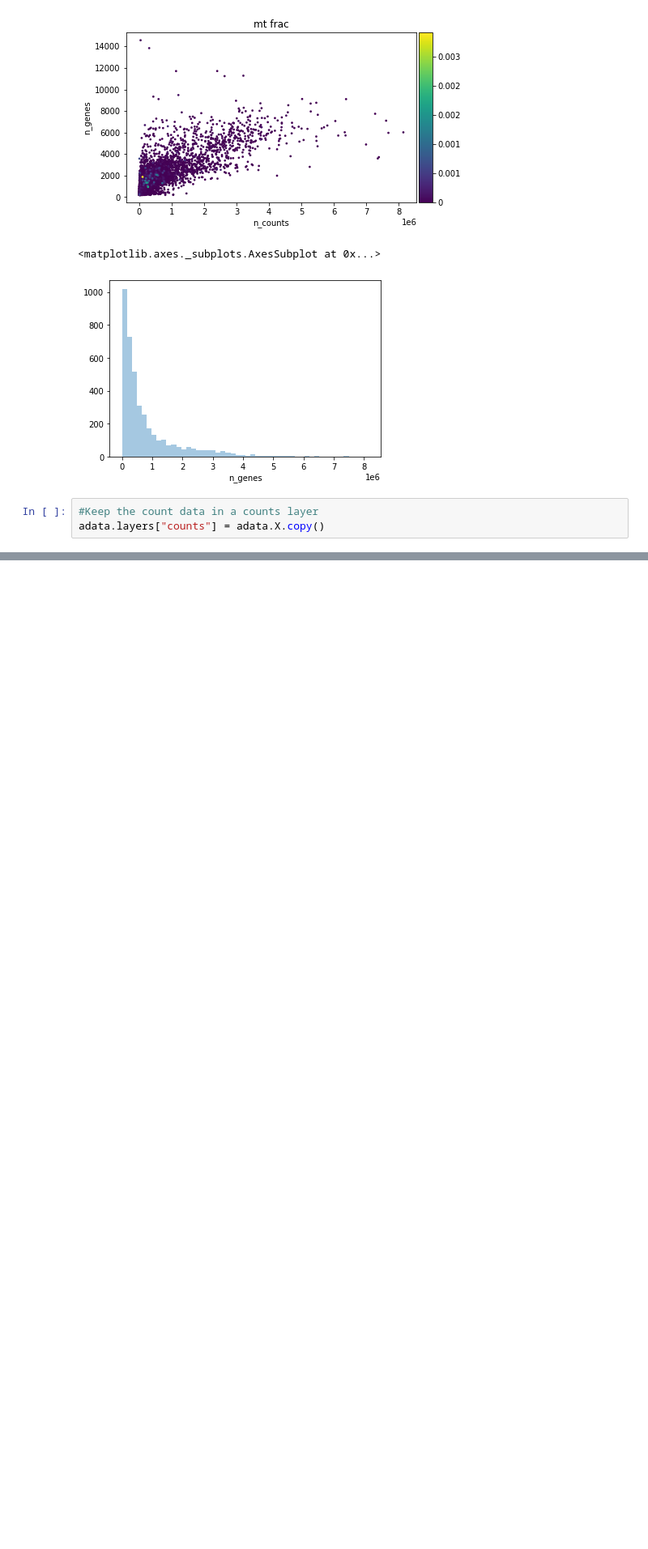
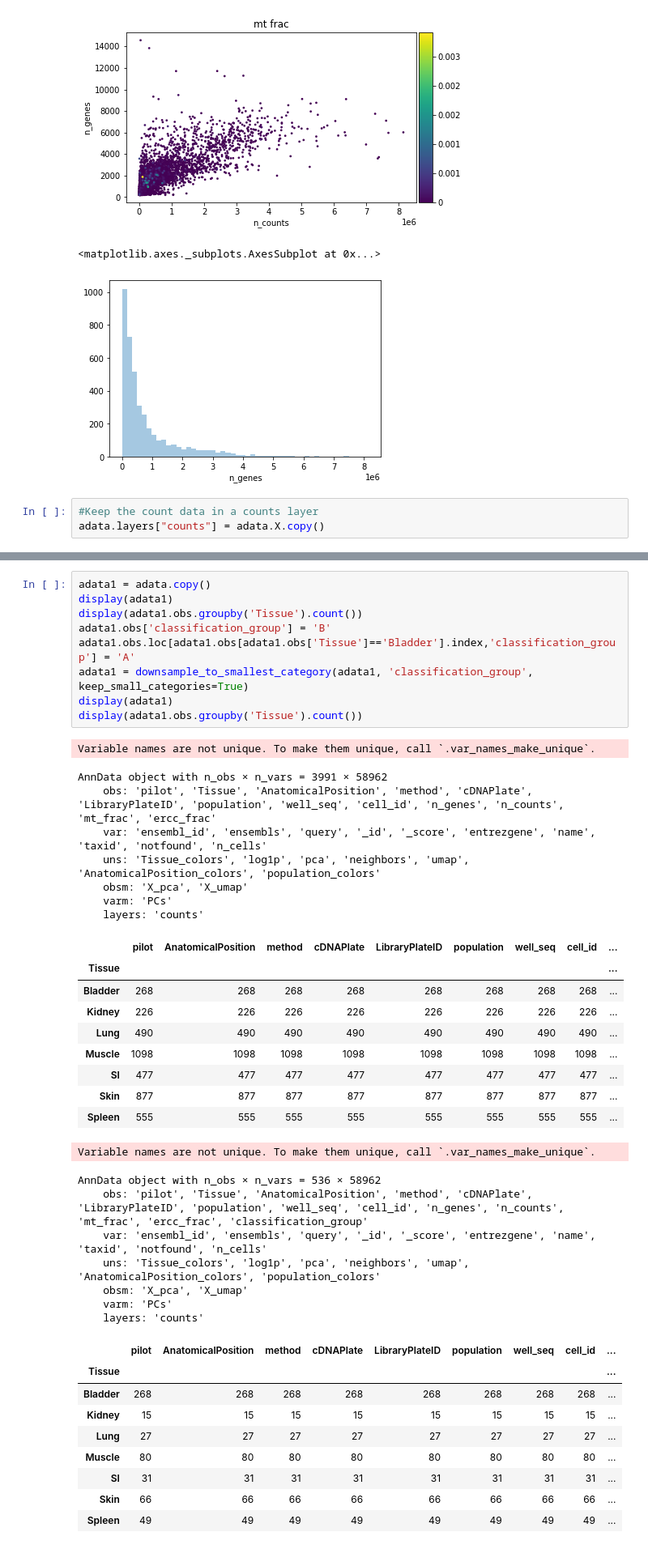
Before and after one commit to czbiohub-sf/tabula-sapiens, a Jupyter notebook: analysis-scripts/pilot2/TSP2-SS2-batch-1.ipynb, the cells around one changed output, grey strips where cells are left out. Shown at 81% size. Saved outputs shown, nothing was run; the diff lists cells and outputs as text; blank space fills up the shorter version.

```diff
--- a/analysis-scripts/pilot2/TSP2-SS2-batch-1.ipynb
+++ b/analysis-scripts/pilot2/TSP2-SS2-batch-1.ipynb
@@ -237,0 +453,44 @@ adata
+# %%
+adata1 = adata.copy()
+display(adata1)
+display(adata1.obs.groupby('Tissue').count())
+adata1.obs['classification_group'] = 'B'
+adata1.obs.loc[adata1.obs[adata1.obs['Tissue']=='Bladder'].index,'classification_group'] = 'A'
+adata1 = downsample_to_smallest_category(adata1, 'classification_group', keep_small_categories=True)
+display(adata1)
+display(adata1.obs.groupby('Tissue').count())
+# %% [output]
+Variable names are not unique. To make them unique, call `.var_names_make_unique`.
+AnnData object with n_obs × n_vars = 3991 × 58962
+    obs: 'pilot', 'Tissue', 'AnatomicalPosition', 'method', 'cDNAPlate', 'LibraryPlateID', 'population', 'well_seq', 'cell_id', 'n_genes', 'n_counts', 'mt_frac', 'ercc_frac'
+    var: 'ensembl_id', 'ensembls', 'query', '_id', '_score', 'entrezgene', 'name', 'taxid', 'notfound', 'n_cells'
+    uns: 'Tissue_colors', 'log1p', 'pca', 'neighbors', 'umap', 'AnatomicalPosition_colors', 'population_colors'
+    obsm: 'X_pca', 'X_umap'
+    varm: 'PCs'
+    layers: 'counts'
+|  | pilot | AnatomicalPosition | method | cDNAPlate | LibraryPlateID | population | well_seq | cell_id | ... |
+| Tissue |  |  |  |  |  |  |  |  | ... |
+| Bladder | 268 | 268 | 268 | 268 | 268 | 268 | 268 | 268 | ... |
+| Kidney | 226 | 226 | 226 | 226 | 226 | 226 | 226 | 226 | ... |
+| Lung | 490 | 490 | 490 | 490 | 490 | 490 | 490 | 490 | ... |
+| Muscle | 1098 | 1098 | 1098 | 1098 | 1098 | 1098 | 1098 | 1098 | ... |
+| SI | 477 | 477 | 477 | 477 | 477 | 477 | 477 | 477 | ... |
+| Skin | 877 | 877 | 877 | 877 | 877 | 877 | 877 | 877 | ... |
+| Spleen | 555 | 555 | 555 | 555 | 555 | 555 | 555 | 555 | ... |
+Variable names are not unique. To make them unique, call `.var_names_make_unique`.
+AnnData object with n_obs × n_vars = 536 × 58962
+    obs: 'pilot', 'Tissue', 'AnatomicalPosition', 'method', 'cDNAPlate', 'LibraryPlateID', 'population', 'well_seq', 'cell_id', 'n_genes', 'n_counts', 'mt_frac', 'ercc_frac', 'classification_group'
+    var: 'ensembl_id', 'ensembls', 'query', '_id', '_score', 'entrezgene', 'name', 'taxid', 'notfound', 'n_cells'
+    uns: 'Tissue_colors', 'log1p', 'pca', 'neighbors', 'umap', 'AnatomicalPosition_colors', 'population_colors'
+    obsm: 'X_pca', 'X_umap'
+    varm: 'PCs'
+    layers: 'counts'
+|  | pilot | AnatomicalPosition | method | cDNAPlate | LibraryPlateID | population | well_seq | cell_id | ... |
+| Tissue |  |  |  |  |  |  |  |  | ... |
+| Bladder | 268 | 268 | 268 | 268 | 268 | 268 | 268 | 268 | ... |
+| Kidney | 15 | 15 | 15 | 15 | 15 | 15 | 15 | 15 | ... |
+| Lung | 27 | 27 | 27 | 27 | 27 | 27 | 27 | 27 | ... |
+| Muscle | 80 | 80 | 80 | 80 | 80 | 80 | 80 | 80 | ... |
+| SI | 31 | 31 | 31 | 31 | 31 | 31 | 31 | 31 | ... |
+| Skin | 66 | 66 | 66 | 66 | 66 | 66 | 66 | 66 | ... |
+| Spleen | 49 | 49 | 49 | 49 | 49 | 49 | 49 | 49 | ... |
```
Also changed, not shown: parts of 16 cells of this notebook, 2 other files.
